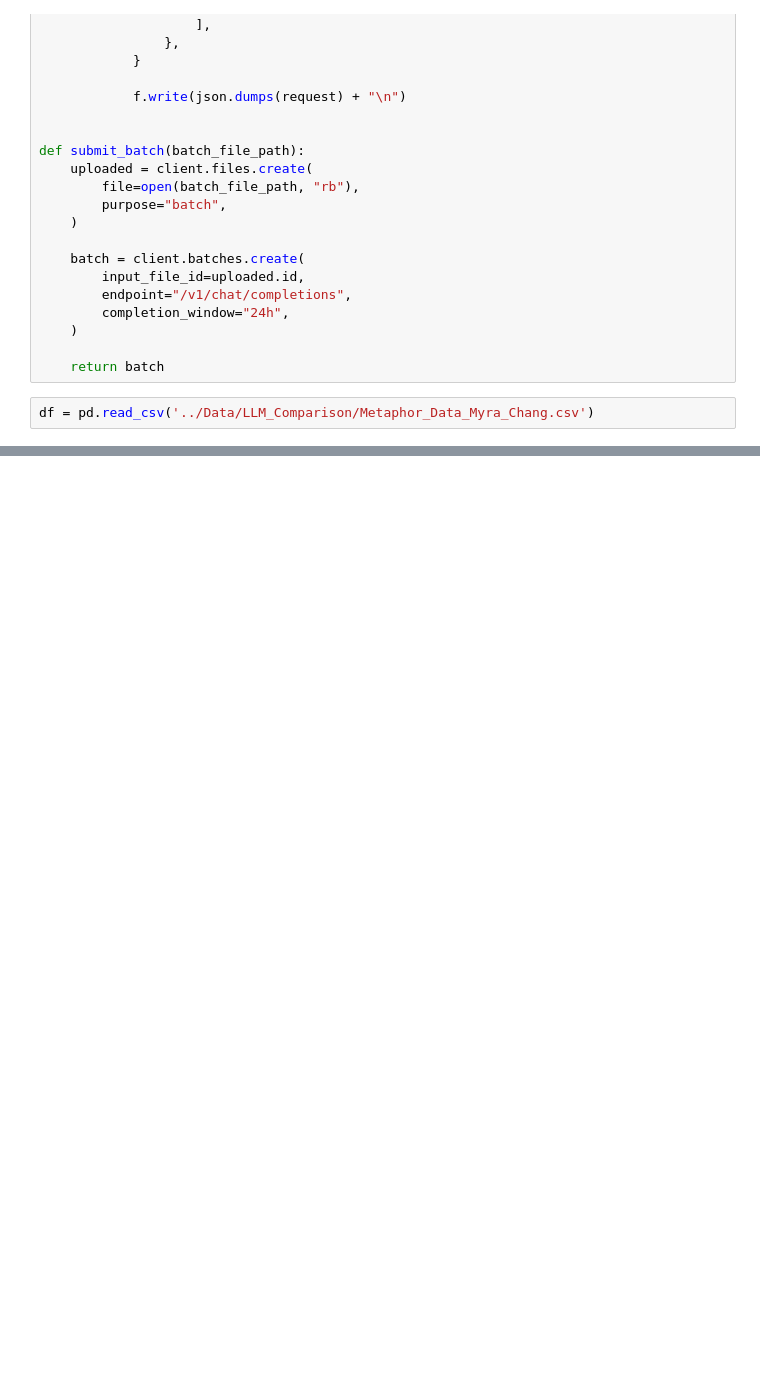
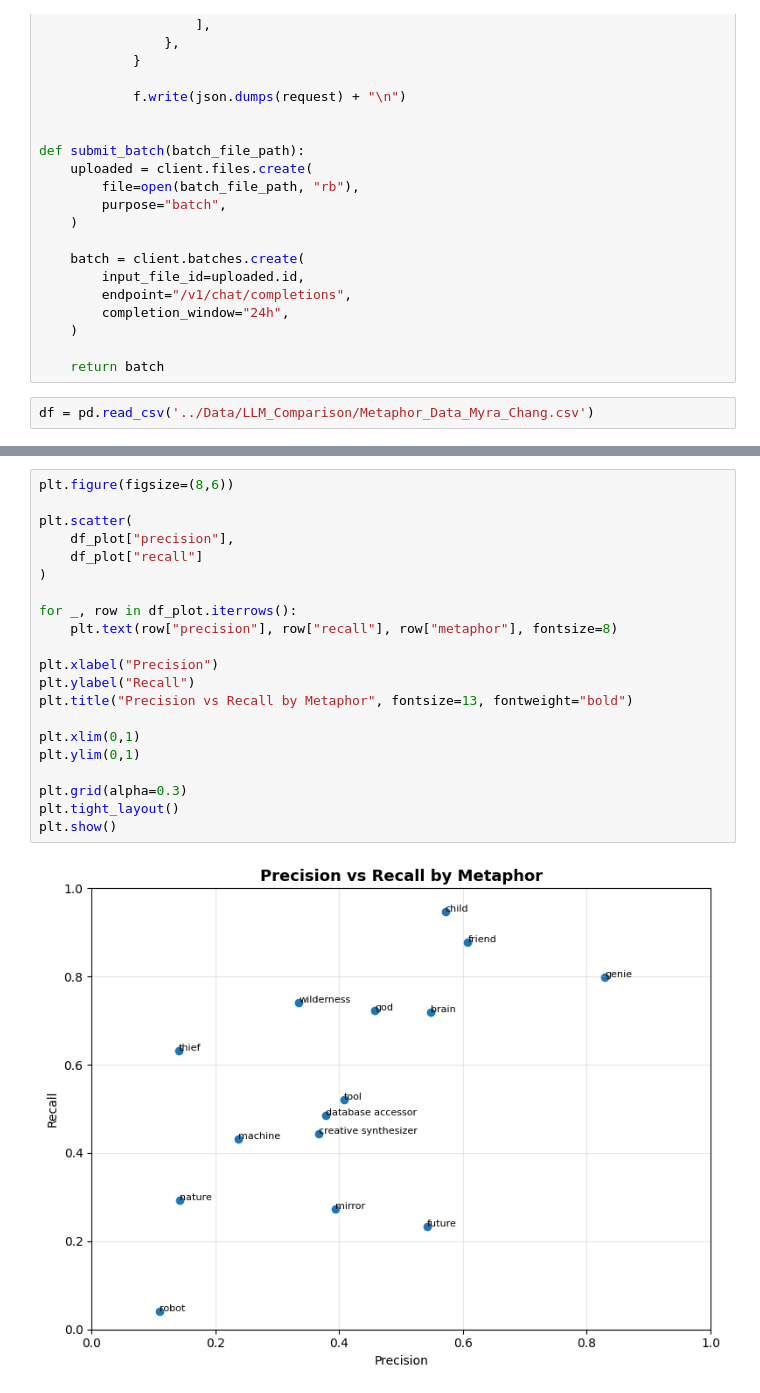
Before and after one commit to Sagnik-Chakravarty/FrameScope, a Jupyter notebook: Notebooks/00_LLM_Old.ipynb, the cells around one changed output, grey strips where cells are left out. Cells and saved outputs as stored; diff of their text form; blank space fills up the shorter version.

```diff
--- a/Notebooks/00_LLM_Old.ipynb
+++ b/Notebooks/00_LLM_Old.ipynb
@@ -180,0 +384,23 @@ results_df.head()
+# %%
+plt.figure(figsize=(8,6))
+
+plt.scatter(
+    df_plot["precision"],
+    df_plot["recall"]
+)
+
+for _, row in df_plot.iterrows():
+    plt.text(row["precision"], row["recall"], row["metaphor"], fontsize=8)
+
+plt.xlabel("Precision")
+plt.ylabel("Recall")
+plt.title("Precision vs Recall by Metaphor", fontsize=13, fontweight="bold")
+
+plt.xlim(0,1)
+plt.ylim(0,1)
+
+plt.grid(alpha=0.3)
+plt.tight_layout()
+plt.show()
+# %% [output]
+[figure, added]
```
Also changed, not shown: parts of 16 cells of this notebook.
